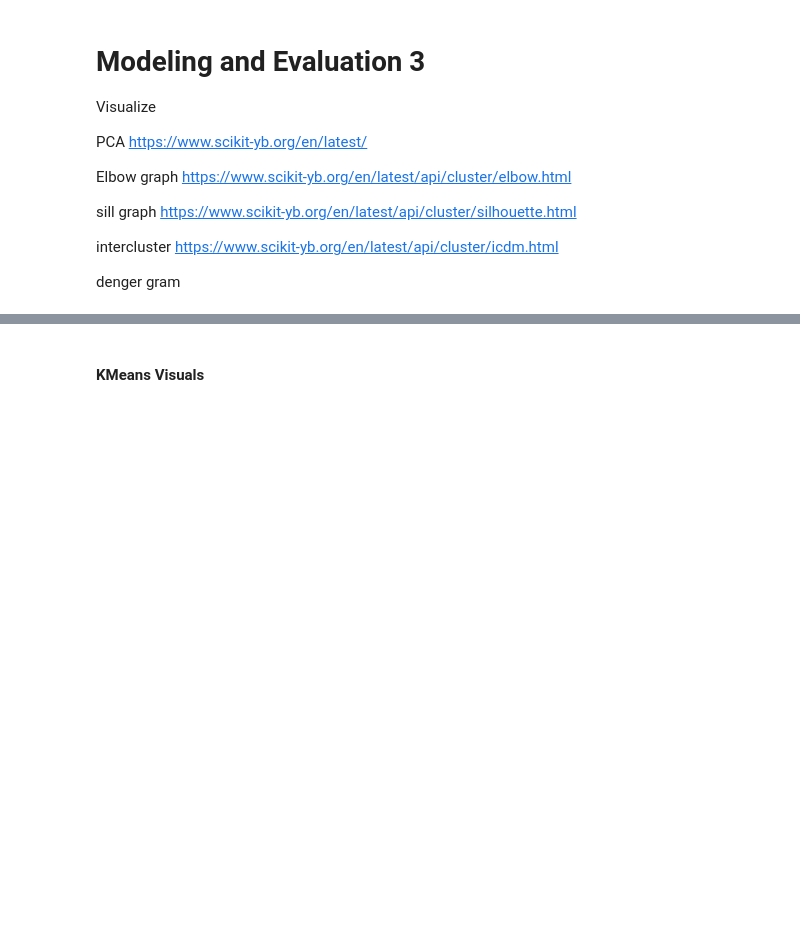
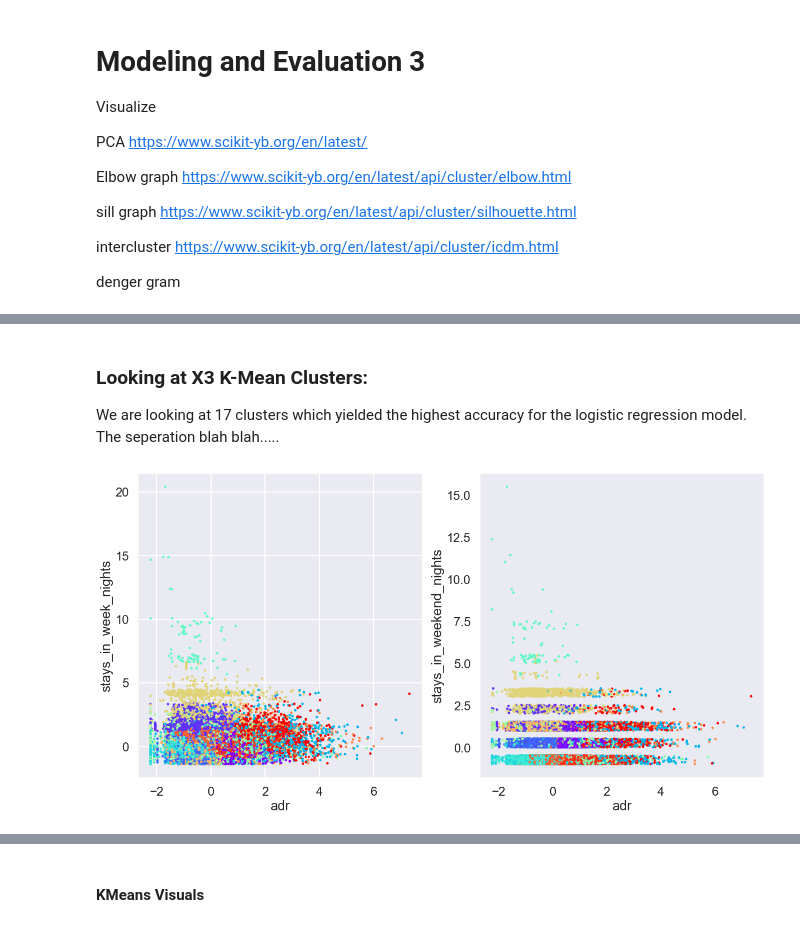
Before and after one commit to sajmera9/MachineLearning1, a Jupyter notebook: Lab 3 - Clustering/Hotel Notebook Final - Satvik .ipynb, the cells around one changed output, grey strips where cells are left out. Saved outputs shown, nothing was run; the diff lists cells and outputs as text; code cells hidden in the pictures; blank space fills up the shorter version.

```diff
--- a/Lab 3 - Clustering/Hotel Notebook Final - Satvik .ipynb
+++ b/Lab 3 - Clustering/Hotel Notebook Final - Satvik .ipynb
@@ -1296,0 +1318,19 @@ plt.grid()
+# %% [markdown]
+### Looking at X3 K-Mean Clusters:
+We are looking at 17 clusters which yielded the highest accuracy for the logistic regression model.
+The seperation blah blah.....
+# %%
+plt.figure(figsize=(20,10))
+plt.subplot(1,2,1)
+X3 = X_us[['adr','stays_in_week_nights', 'adults', 'children','babies','stays_in_weekend_nights']]
+X3=X3.values
+plt.scatter(X3[:, 0], X3[:, 1]+np.random.random(X3[:, 0].shape)/2, c=newfeature3, cmap=plt.cm.rainbow, s=20, linewidths=0)
+plt.xlabel('adr'), plt.ylabel('stays_in_week_nights')
+
+
+plt.subplot(1,2,2)
+plt.scatter(X3[:, 0], X3[:, 5]+np.random.random(X3[:, 0].shape)/2, c=newfeature3, cmap=plt.cm.rainbow, s=20, linewidths=0)
+plt.xlabel('adr'), plt.ylabel('stays_in_weekend_nights')
+plt.grid()
+# %% [output]
+[figure, added]
```
Also changed, not shown: parts of 68 cells of this notebook.
